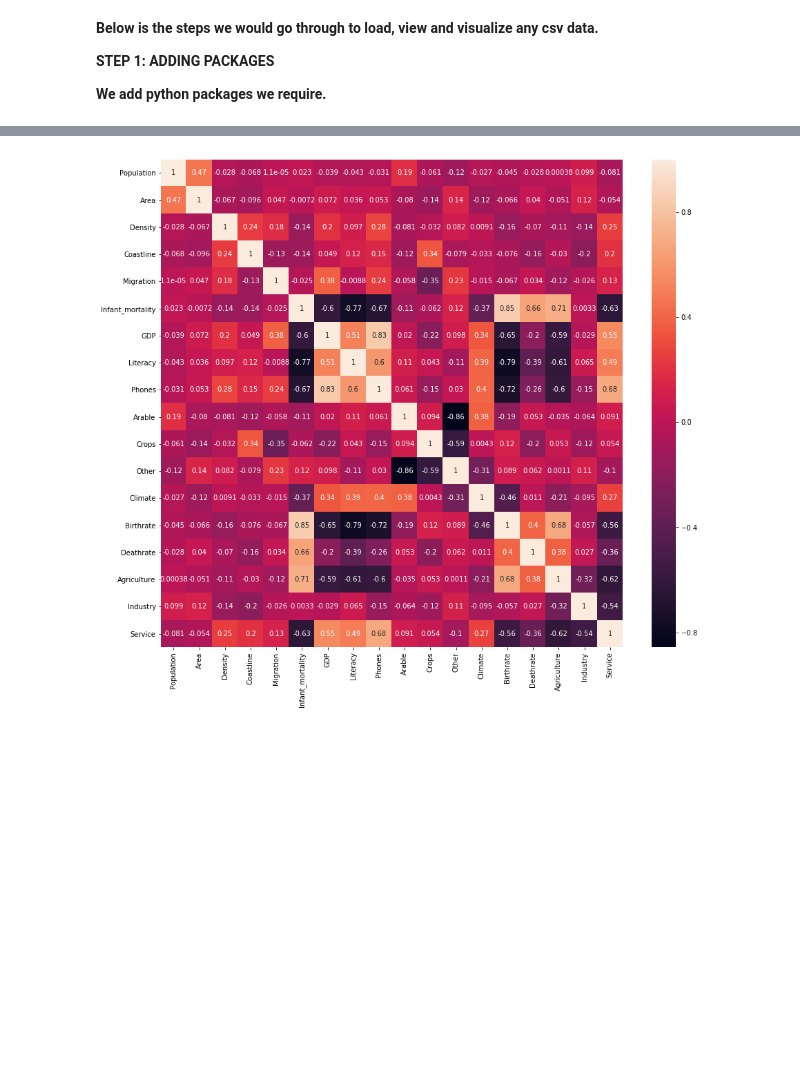
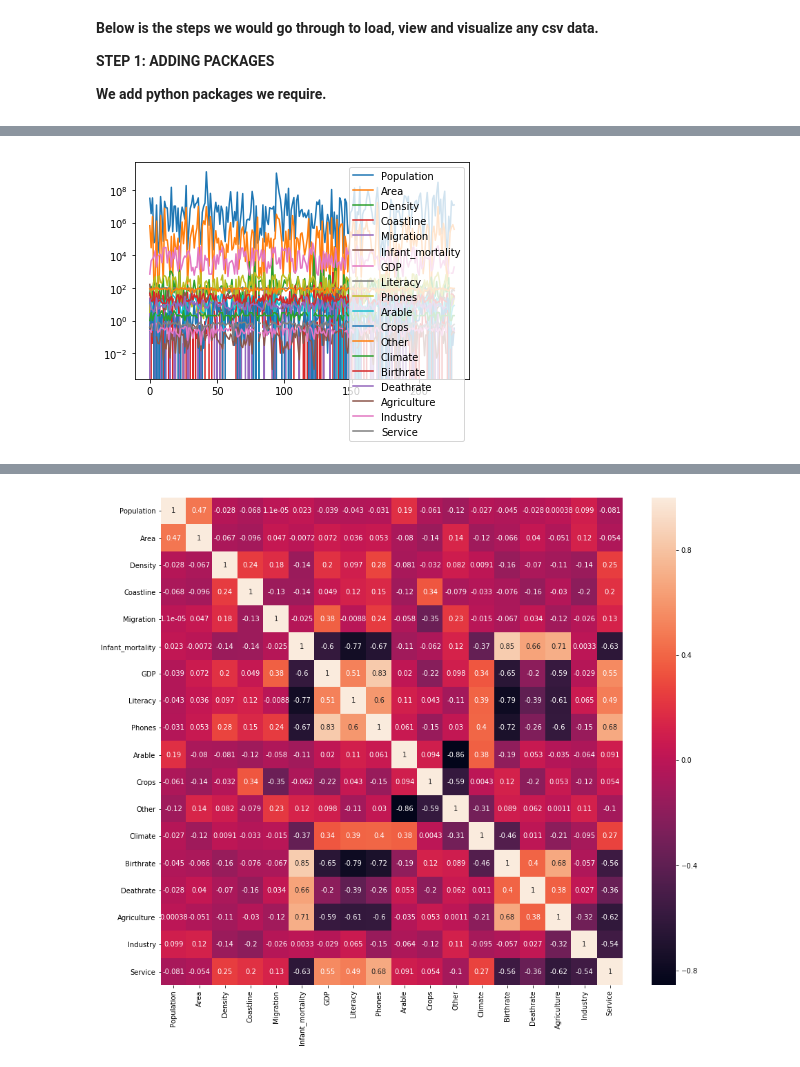
Before and after one commit to msaadah/Data-Analysis-Notebook, a Jupyter notebook: Datasets_Filetypes/CSV/CSV_CountriesoftheWorld_3_plot.ipynb, the cells around one changed output, grey strips where cells are left out. Cells and saved outputs as stored; diff of their text form; code cells hidden in the pictures; blank space fills up the shorter version.

```diff
--- a/Datasets_Filetypes/CSV/CSV_CountriesoftheWorld_3_plot.ipynb
+++ b/Datasets_Filetypes/CSV/CSV_CountriesoftheWorld_3_plot.ipynb
@@ -202,0 +317,6 @@ plt.show()
+# %%
+#5B
+data.plot()
+plt.yscale('log')
+# %% [output]
+[figure, added]
```
Also changed, not shown: parts of 55 cells of this notebook, 21 other files.
